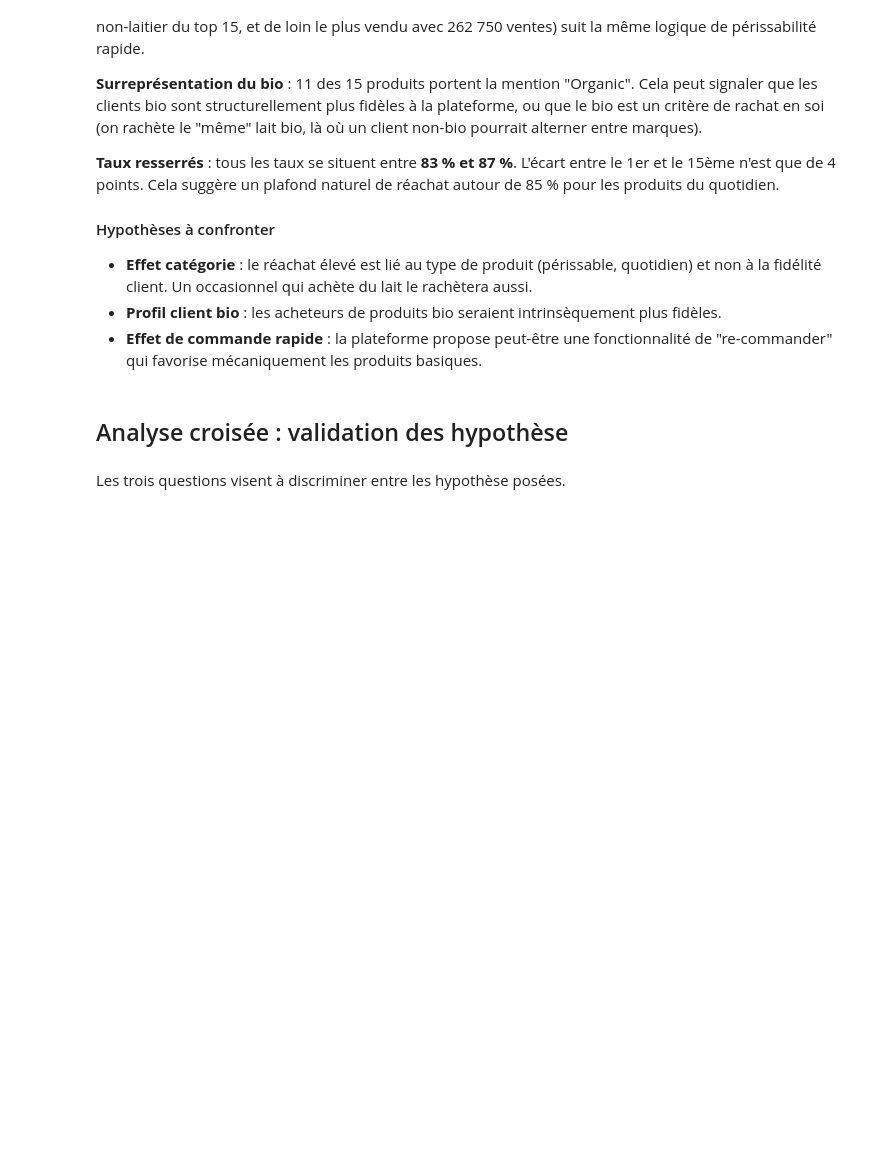
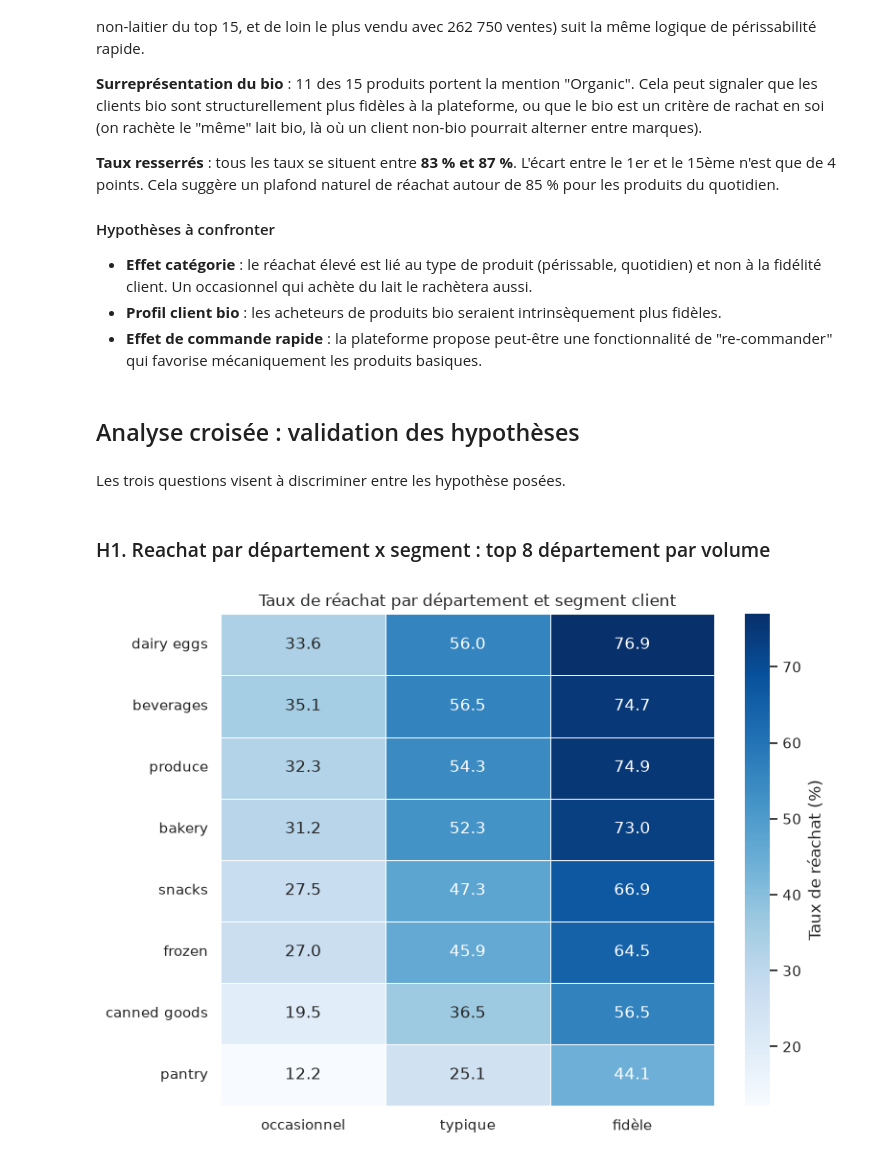
Before and after one commit to aurore204/Grocery-EDA-Reorder-Prediction, a Jupyter notebook: notebooks/03_behavior_evolution.ipynb, the cells around one changed output. Cells and saved outputs as stored; diff of their text form; code cells hidden in the pictures; blank space fills up the shorter version.

Commit message:
:sparkles:(behavior): add extra analysis for the behavior of customer

```diff
--- a/notebooks/03_behavior_evolution.ipynb
+++ b/notebooks/03_behavior_evolution.ipynb
@@ -324,6 +325,35 @@ Le top 15 des produits les plus rachetés (min. 500 ventes) révèle un profil t
 - **Profil client bio** : les acheteurs de produits bio seraient intrinsèquement plus fidèles.
 - **Effet de commande rapide** : la plateforme propose peut-être une fonctionnalité de "re-commander" qui favorise mécaniquement les produits basiques.
 # %% [markdown]
-## Analyse croisée : validation des hypothèse
+## Analyse croisée : validation des hypothèses
 # %% [markdown]
 Les trois questions visent à discriminer entre les hypothèse posées.
+# %% [markdown]
+### H1. Reachat par département x segment : top 8 département par volume
+# %%
+top_depts = data["department"].value_counts().head(8).index.tolist()
+dept_segment = reorder_rate_by_group(
+    data[data["department"].isin(top_depts)],
+    ["department", "customer_segment"]
+)
+
+# Heatmap
+pivot = dept_segment.pivot(index="department", columns="customer_segment", values="taux_reachat")
+pivot = pivot[["occasionnel", "typique", "fidèle"]]
+pivot = pivot.loc[pivot.mean(axis=1).sort_values(ascending=False).index]
+
+fig, ax = plt.subplots(figsize=(8, 6))
+sns.heatmap(
+    pivot * 100,
+    annot=True, fmt=".1f", cmap="Blues",
+    linewidths=0.5, linecolor="white",
+    cbar_kws={"label": "Taux de réachat (%)"},
+    ax=ax
+)
+ax.set_title("Taux de réachat par département et segment client")
+ax.set_xlabel("")
+ax.set_ylabel("")
+plt.tight_layout()
+plt.show()
+# %% [output]
+[figure, added]
```
Also changed, not shown: parts of 12 cells of this notebook, 1 other file.
